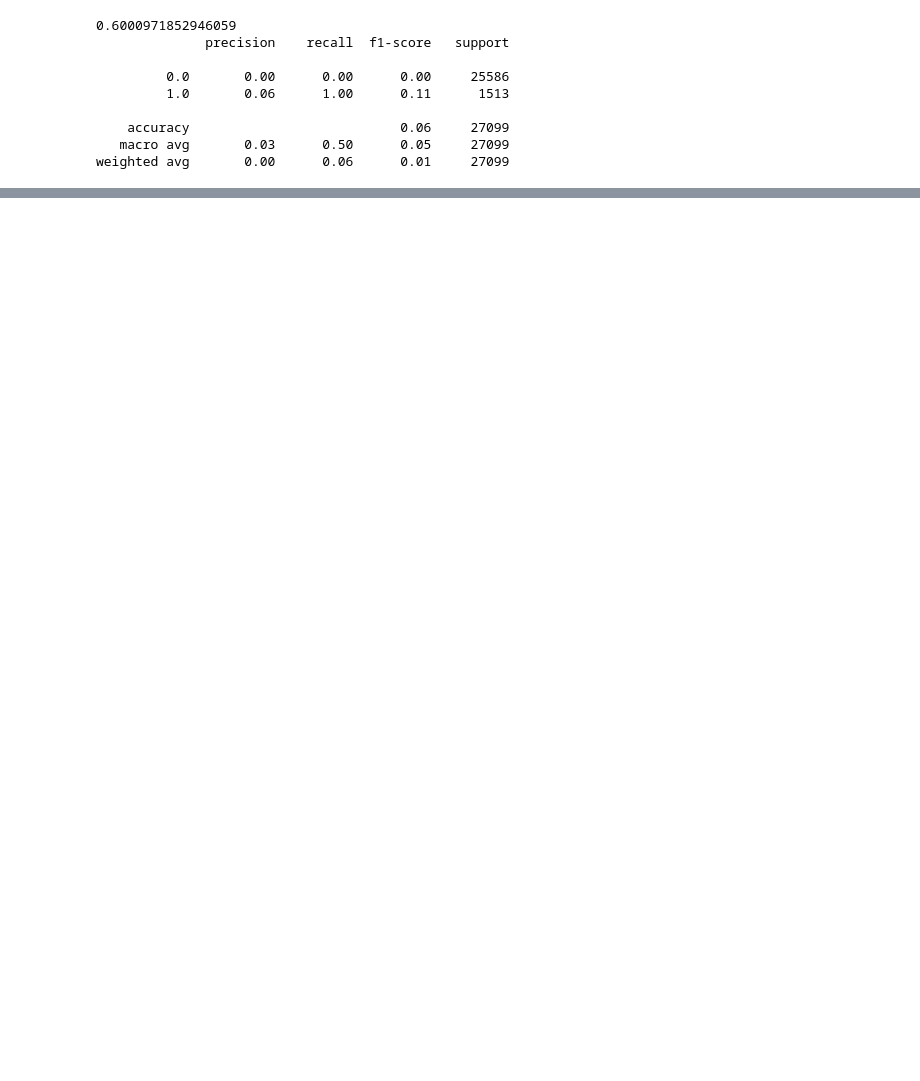
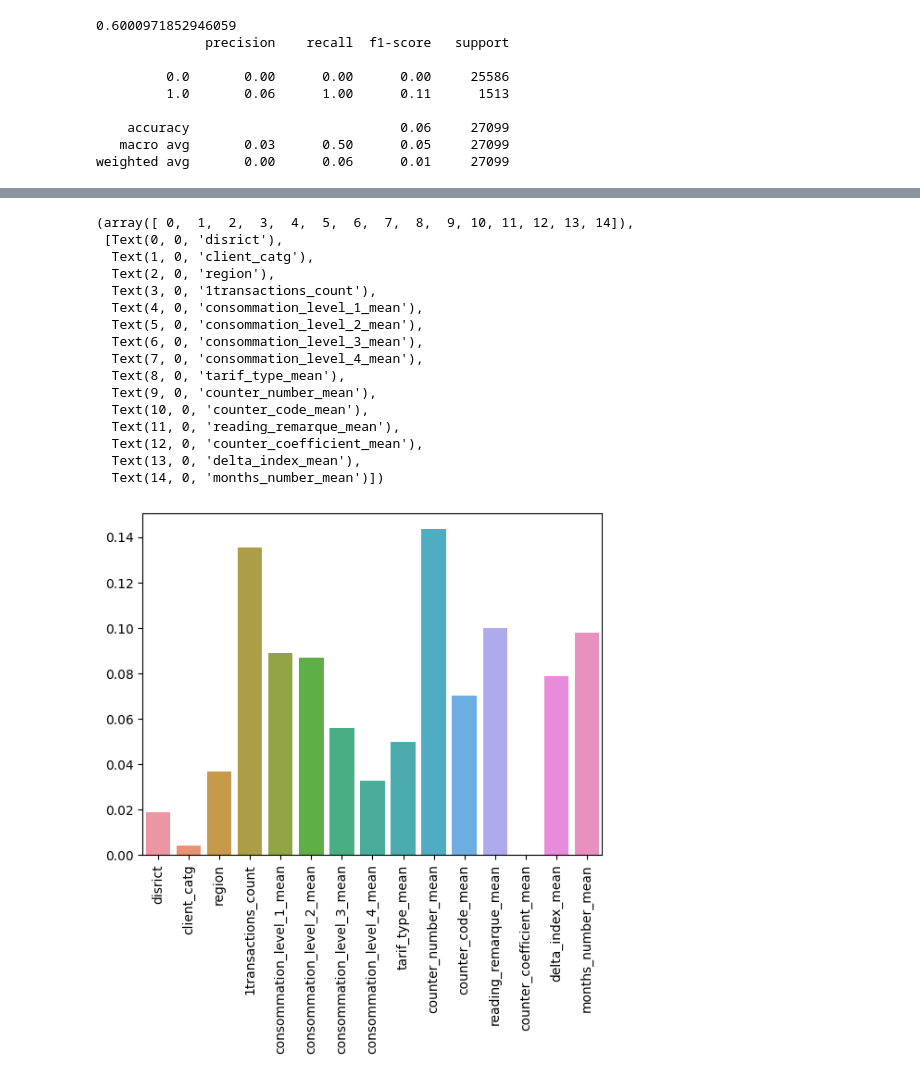
Before and after one commit to franzi105/Fraud-Detection, a Jupyter notebook: 03_Model.ipynb, the cells around one changed output, grey strips where cells are left out. Cells and saved outputs as stored; diff of their text form; code cells hidden in the pictures; blank space fills up the shorter version.

```diff
--- a/03_Model.ipynb
+++ b/03_Model.ipynb
@@ -219,9 +225,3 @@ print(classification_report(y_test, y_pred_gnb))
     accuracy                           0.94     27099
    macro avg       0.47      0.50      0.49     27099
 weighted avg       0.89      0.94      0.92     27099
-# %%
-lr = LogisticRegression()
-knn = KNeighborsClassifier(n_neighbors=5)
-tree = DecisionTreeClassifier(criterion = "gini")
-vec = SVC(kernel='linear', C=1, gamma='auto')
-gnb = GaussianNB()
@@ -286,0 +305,21 @@ def train_predict(learner, X_train, y_train, X_test, y_test):
+# %%
+sns.barplot(x=X.columns, y=tree.feature_importances_)
+plt.xticks(rotation=90)
+# %% [output]
+(array([ 0,  1,  2,  3,  4,  5,  6,  7,  8,  9, 10, 11, 12, 13, 14]),
+ [Text(0, 0, 'disrict'),
+  Text(1, 0, 'client_catg'),
+  Text(2, 0, 'region'),
+  Text(3, 0, '1transactions_count'),
+  Text(4, 0, 'consommation_level_1_mean'),
+  Text(5, 0, 'consommation_level_2_mean'),
+  Text(6, 0, 'consommation_level_3_mean'),
+  Text(7, 0, 'consommation_level_4_mean'),
+  Text(8, 0, 'tarif_type_mean'),
+  Text(9, 0, 'counter_number_mean'),
+  Text(10, 0, 'counter_code_mean'),
+  Text(11, 0, 'reading_remarque_mean'),
+  Text(12, 0, 'counter_coefficient_mean'),
+  Text(13, 0, 'delta_index_mean'),
+  Text(14, 0, 'months_number_mean')])
+[figure, added]
```
Also changed, not shown: parts of 40 cells of this notebook, 2 other files.
